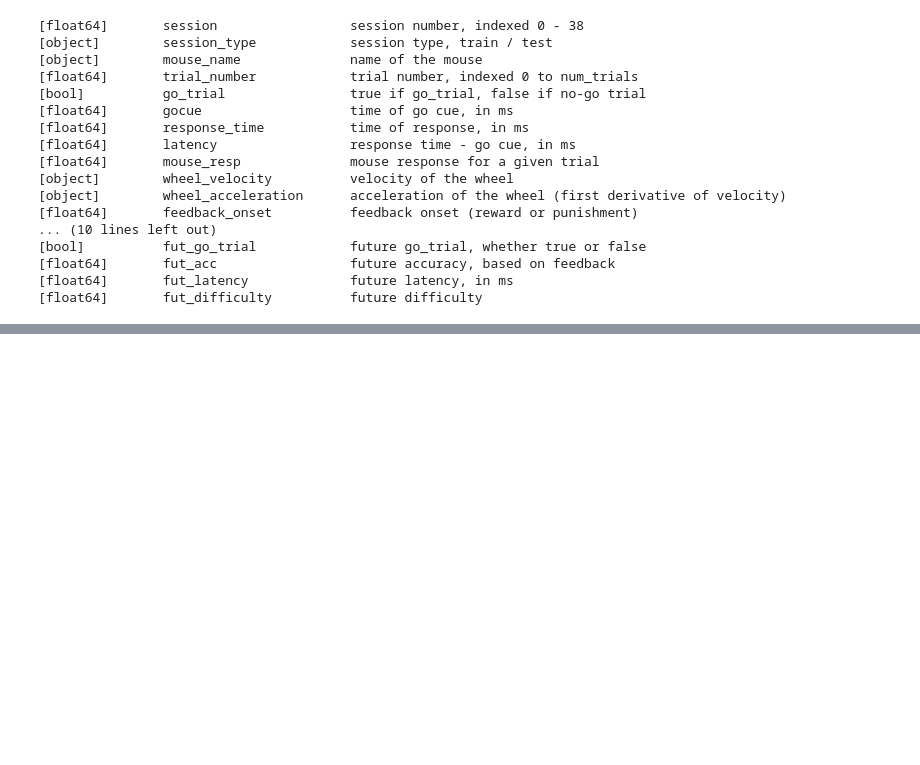
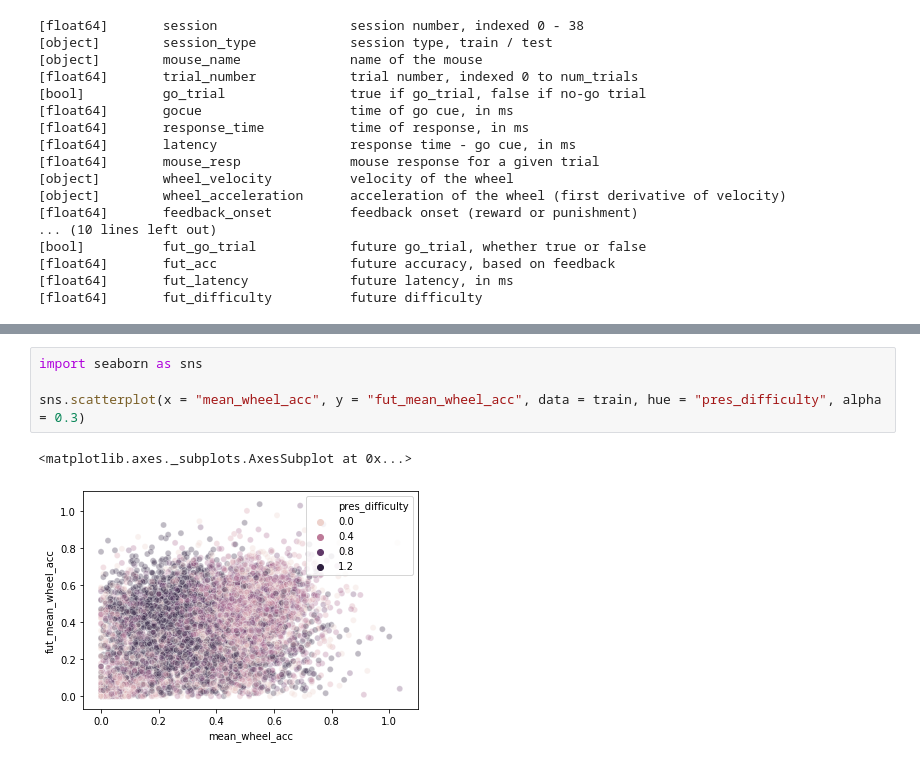
Before and after one commit to jordanlei/neuromatch-project, a Jupyter notebook: model_exploration.ipynb, the cells around one changed output, grey strips where cells are left out. Drawn from its saved outputs; the diff is of its cells as text; blank space fills up the shorter version.

```diff
--- a/model_exploration.ipynb
+++ b/model_exploration.ipynb
@@ -36,0 +154,7 @@ train, test = train_test_split(dfs)
+# %%
+import seaborn as sns
+
+sns.scatterplot(x = "mean_wheel_acc", y = "fut_mean_wheel_acc", data = train, hue = "pres_difficulty", alpha = 0.3)
+# %% [output]
+<matplotlib.axes._subplots.AxesSubplot at 0x...>
+[figure, added]
```
Also changed, not shown: parts of 17 cells of this notebook, 1 other file.
